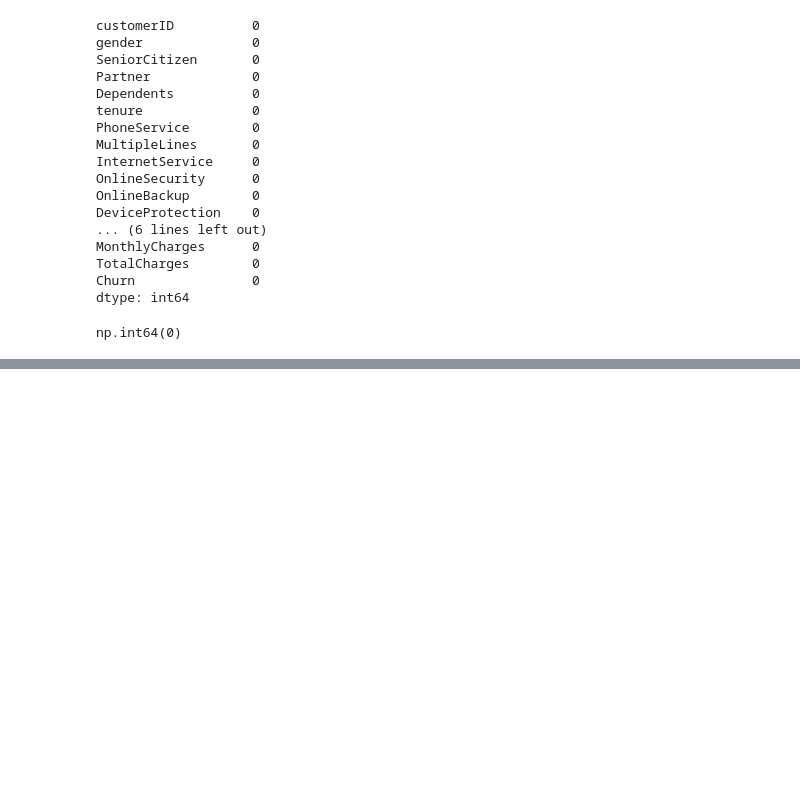
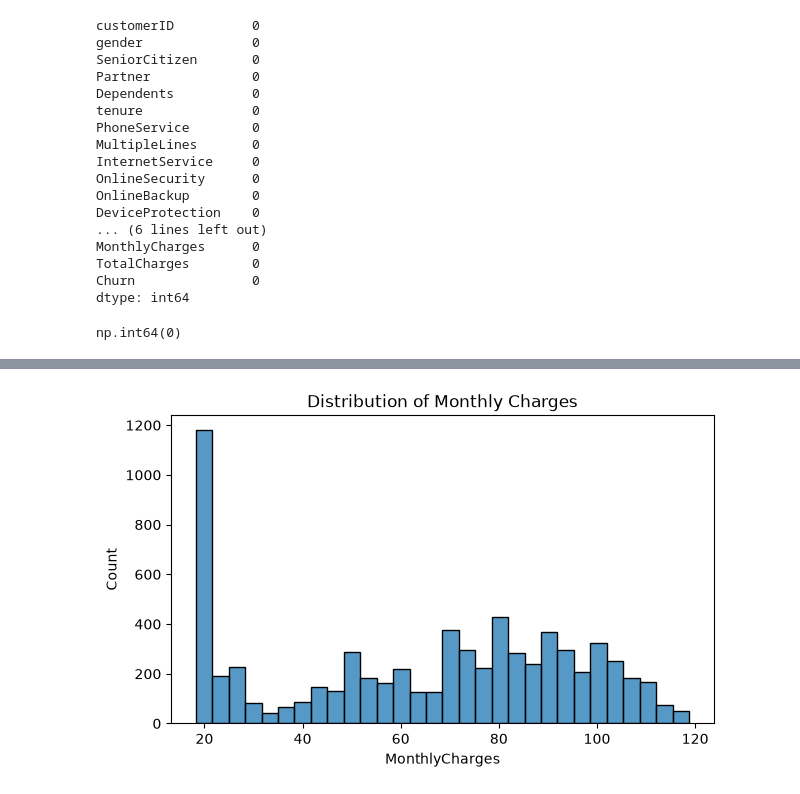
Before and after one commit to KundanPM/Customer_Churn_Prediction, a Jupyter notebook: notebook/01_data_cleaning.ipynb, the cells around one changed output, grey strips where cells are left out. Cells and saved outputs as stored; diff of their text form; code cells hidden in the pictures; blank space fills up the shorter version.

```diff
--- a/notebook/01_data_cleaning.ipynb
+++ b/notebook/01_data_cleaning.ipynb
@@ -70,0 +216,7 @@ np.int64(0)
+# %%
+plt.figure(figsize=(7,4))
+sns.histplot(df["MonthlyCharges"], bins=30)
+plt.title("Distribution of Monthly Charges")
+plt.show()
+# %% [output]
+[figure, added]
```
Also changed, not shown: parts of 27 cells of this notebook, 1 other file.
